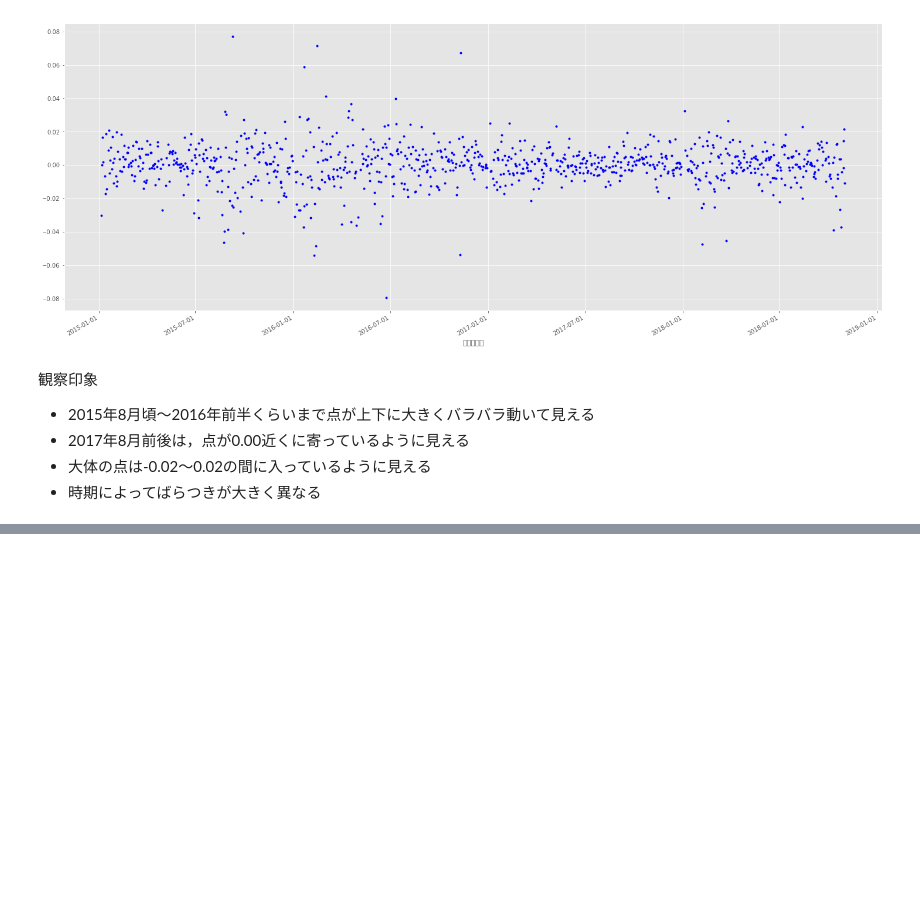
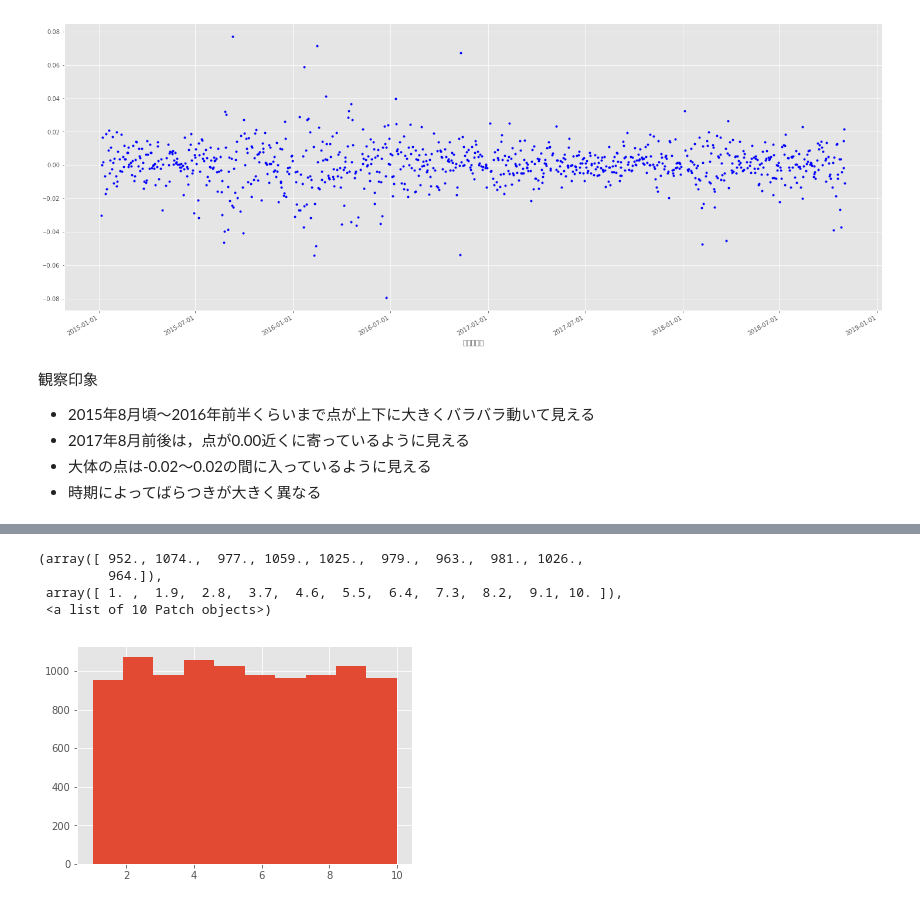
Before and after one commit to shinseitaro/fintalk, a Jupyter notebook: 時系列データ分析/Chapter1.ipynb, the cells around one changed output, grey strips where cells are left out. Cells and saved outputs as stored; diff of their text form; code cells hidden in the pictures; blank space fills up the shorter version.

```diff
--- a/時系列データ分析/Chapter1.ipynb
+++ b/時系列データ分析/Chapter1.ipynb
@@ -157,5 +197,6 @@ ax.xaxis.set_major_formatter(mdates.DateFormatter('%Y-%m-%d'))
 # %%
-def dice(n):
-    return np.random.randint(100, 100+n, size=n)
-dice(10)
+def dice1(n):
+    i = np.random.randint(n)
+    return range(1, 1+n)[i]
+dice1(10)
 # %% [output]
@@ -199,0 +293,9 @@ Name: 終値, dtype: int64
+# %%
+dice1_実現値 = [dice1(10) for i in range(10000)]
+plt.hist(dice1_実現値, )
+# %% [output]
+(array([ 952., 1074.,  977., 1059., 1025.,  979.,  963.,  981., 1026.,
+         964.]),
+ array([ 1. ,  1.9,  2.8,  3.7,  4.6,  5.5,  6.4,  7.3,  8.2,  9.1, 10. ]),
+ <a list of 10 Patch objects>)
+[figure, added]
```
Also changed, not shown: parts of 22 cells of this notebook, 2 other files.
